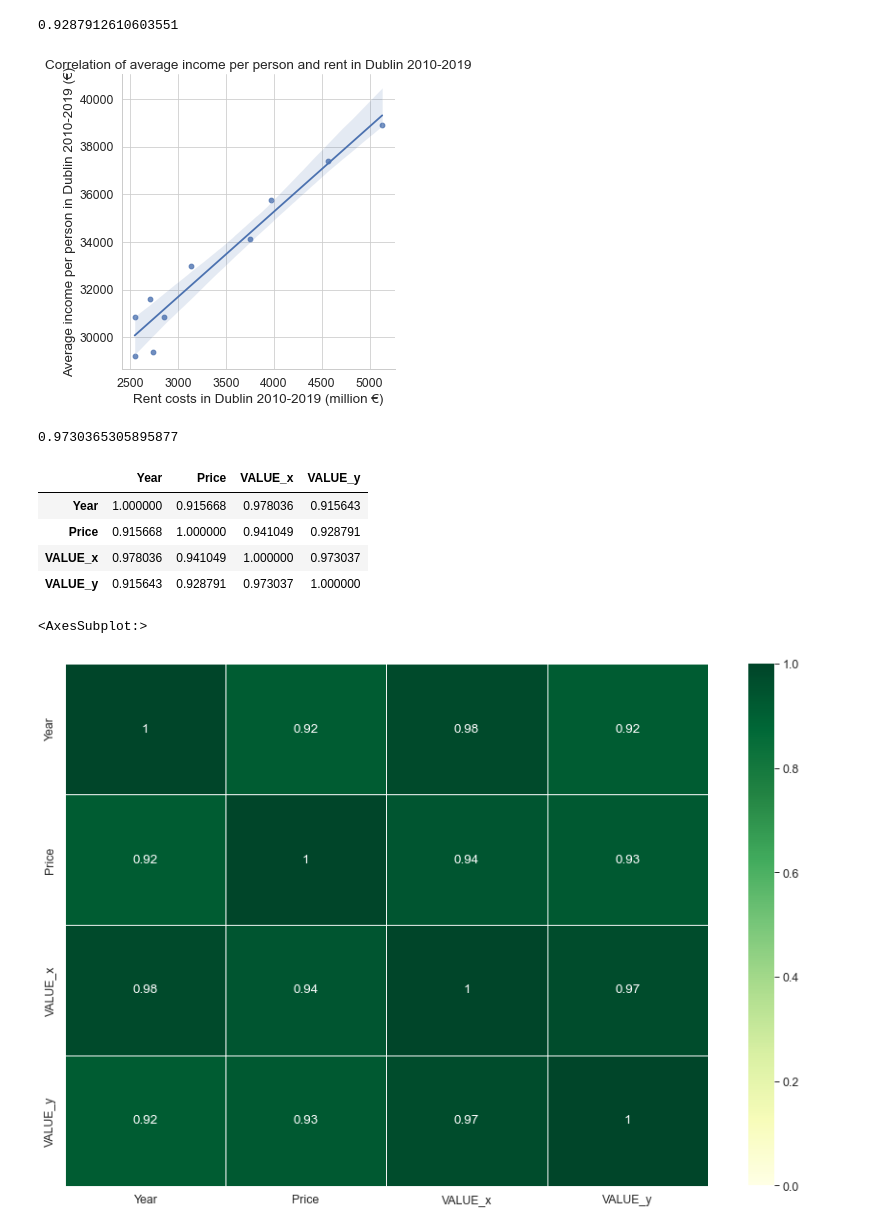
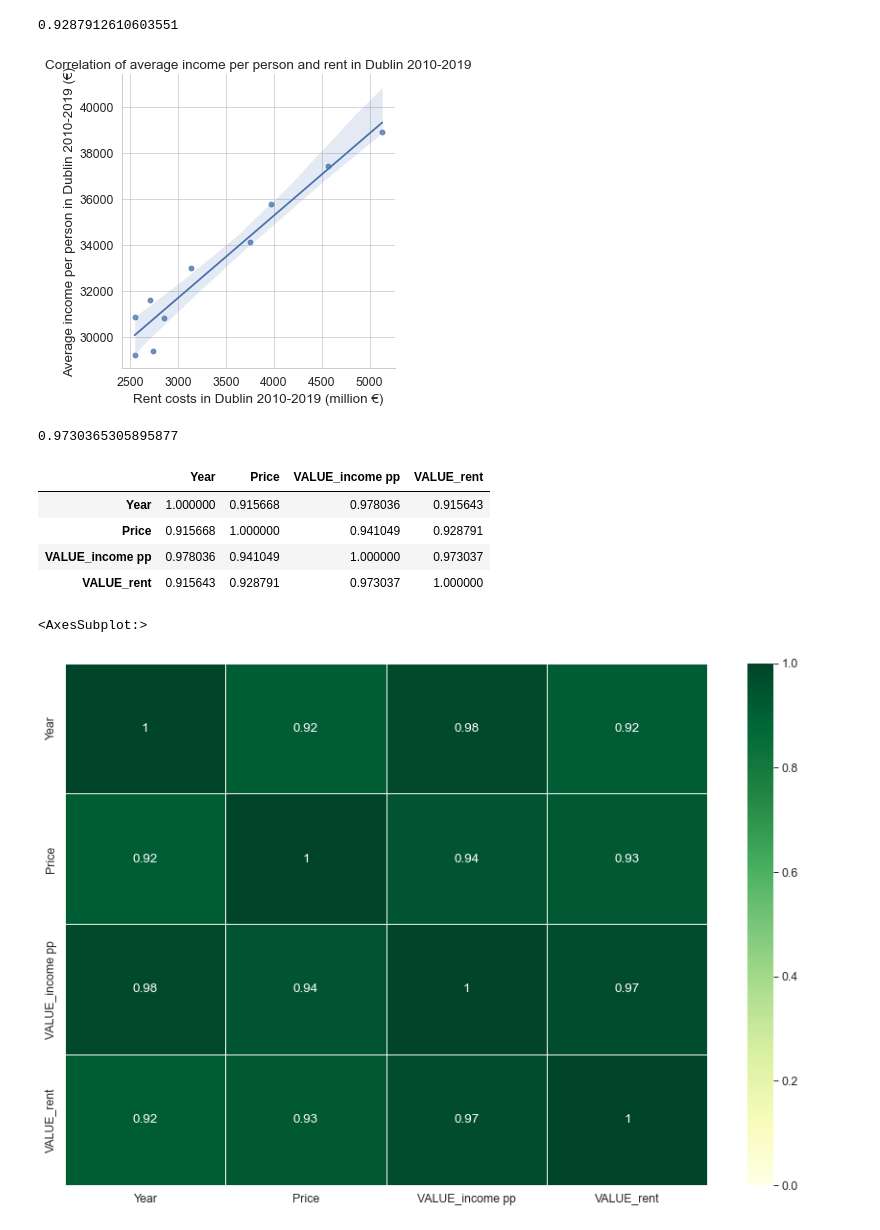
Before and after one commit to CraigDowling/Project, a Jupyter notebook: UCDPA_craigdowlingproject.ipynb, the cells around one changed output. Cells and saved outputs as stored; diff of their text form; code cells hidden in the pictures.

Commit message:
Commentary added and project updated as per 10.04

```diff
--- a/UCDPA_craigdowlingproject.ipynb
+++ b/UCDPA_craigdowlingproject.ipynb
@@ -19,0 +38,7 @@ house_2020.head()
+# %%
+#Using our defined function to import a file containing dwelling (house/apartment) sales in Ireland in 2020 and converting it to a pandas DataFrame.
+
+house_2020 = get_df_from_csv(r'C:\Users\Craig Dowling\Downloads\ppr-2020.csv')
+
+#Printing the head of the Dataframe to have initial look at it's contents.
+house_2020.head(2)
@@ -445,6 +665,6 @@ dict_dublin_dist['dublin 18']
 # %%
-dublin_dist = pd.read_csv(r"C:\Users\Craig Dowling\OneDrive\Documents\UCD Professional Academy\Project\dublin district.csv", encoding= 'unicode_escape')
-df_dublin_dist = pd.DataFrame(dublin_dist)
+#Using our defined function to create a Pandas Dataframe from our manually created CSV file.
+df_dublin_dist = get_df_from_csv(r"C:\Users\Craig Dowling\OneDrive\Documents\UCD Professional Academy\Project\dublin district.csv")
 df_dublin_dist.head(10)
 # %% [output]
 |  | Post Code | Town |
@@ -715,6 +983,8 @@ price_v_listings.head(60)
 # %%
-df_income = pd.read_csv(r"C:\Users\Craig Dowling\Downloads\CIA02.20220401T080438.csv", encoding= 'unicode_escape')
-DF_income = pd.DataFrame(df_income)
+#Using pre-defined function to import CSV and convert it to Panda DataFrame
+DF_income= get_df_from_csv(r'C:\Users\Craig Dowling\Downloads\CIA02.20220401T080438.csv')
+
+#Printing the head of the DataFrame for initial observation
 DF_income.head()
 # %% [output]
 |  | ï»¿"Statistic" | Year | County and Region | UNIT | VALUE |
@@ -888,5 +1218,10 @@ sns.lineplot(x=Average_Price_Per_Year_Dublin["Year"], y=Average_Price_Per_Year_D
 # %%
+#First merging the Dataframes "Average_Price_Per_Year_Dublin" and "Income_PP_Dublin_10_19" on the common key, "Year".
 house_price_v_income = Average_Price_Per_Year_Dublin.merge(Income_PP_Dublin_10_19, on='Year')
-house_price_v_rent_v_income = house_price_v_income.merge(rent_Dublin_10_19, on="Year")
+
+#Further merging the DataFrame "rent_Dublin_10_19" onto our new DataFrame "house_price_v_income" and setting suffixes to differentiate columns with the same headings.
+house_price_v_rent_v_income = house_price_v_income.merge(rent_Dublin_10_19, on="Year", suffixes=('_income pp', '_rent'))
+
+#Printing the new DataFrame
 house_price_v_rent_v_income
 # %% [output]
@@ -958,9 +1372,14 @@ house_price_v_rent_v_income["Price"].corr(house_price_v_rent_v_income["VALUE_y"]
 # %% [output]
 0.9287912610603551
 # %%
-lmplot = sns.lmplot(data=house_price_v_rent_v_income, x='VALUE_y', y='VALUE_x', ci=95)
+#Plotting a seaborn lm plot showing the correlation between rent cost and average income per person in Dublin between 2010 and 2019
+lmplot = sns.lmplot(data=house_price_v_rent_v_income, x='VALUE_rent', y='VALUE_income pp', ci=95)
+
+#Setting the plot title and axis titles
 lmplot.set(xlabel='Rent costs in Dublin 2010-2019 (million €)', ylabel='Average income per person in Dublin 2010-2019 (€)', title="Correlation of average income per person and rent in Dublin 2010-2019")
+
+#Printing the plot.
 plt.show()
 # %% [output]
-[figure, old version]
+[figure, new version]
 # %%
@@ -968,15 +1388,17 @@ house_price_v_rent_v_income["VALUE_x"].corr(house_price_v_rent_v_income["VALUE_y
 # %% [output]
 0.9730365305895877
 # %%
+#Printing a correlation matrix of all values
 house_price_v_rent_v_income.corr()
 # %% [output]
-|  | Year | Price | VALUE_x | VALUE_y |
+|  | Year | Price | VALUE_income pp | VALUE_rent |
 | Year | 1.000000 | 0.915668 | 0.978036 | 0.915643 |
 | Price | 0.915668 | 1.000000 | 0.941049 | 0.928791 |
-| VALUE_x | 0.978036 | 0.941049 | 1.000000 | 0.973037 |
-| VALUE_y | 0.915643 | 0.928791 | 0.973037 | 1.000000 |
+| VALUE_income pp | 0.978036 | 0.941049 | 1.000000 | 0.973037 |
+| VALUE_rent | 0.915643 | 0.928791 | 0.973037 | 1.000000 |
 # %%
+#Plotting a heat map of Year, Dwelling price, Average Income per Person and Rent Cost in Dublin from 2010 - 2019.
 sns.heatmap(house_price_v_rent_v_income.corr(), cmap='YlGn', vmin=0, vmax=1, annot=True, linewidths=0.5)
 # %% [output]
 <AxesSubplot:>
-[figure, old version]
+[figure, new version]
```
Also changed, not shown: parts of 134 cells of this notebook.
